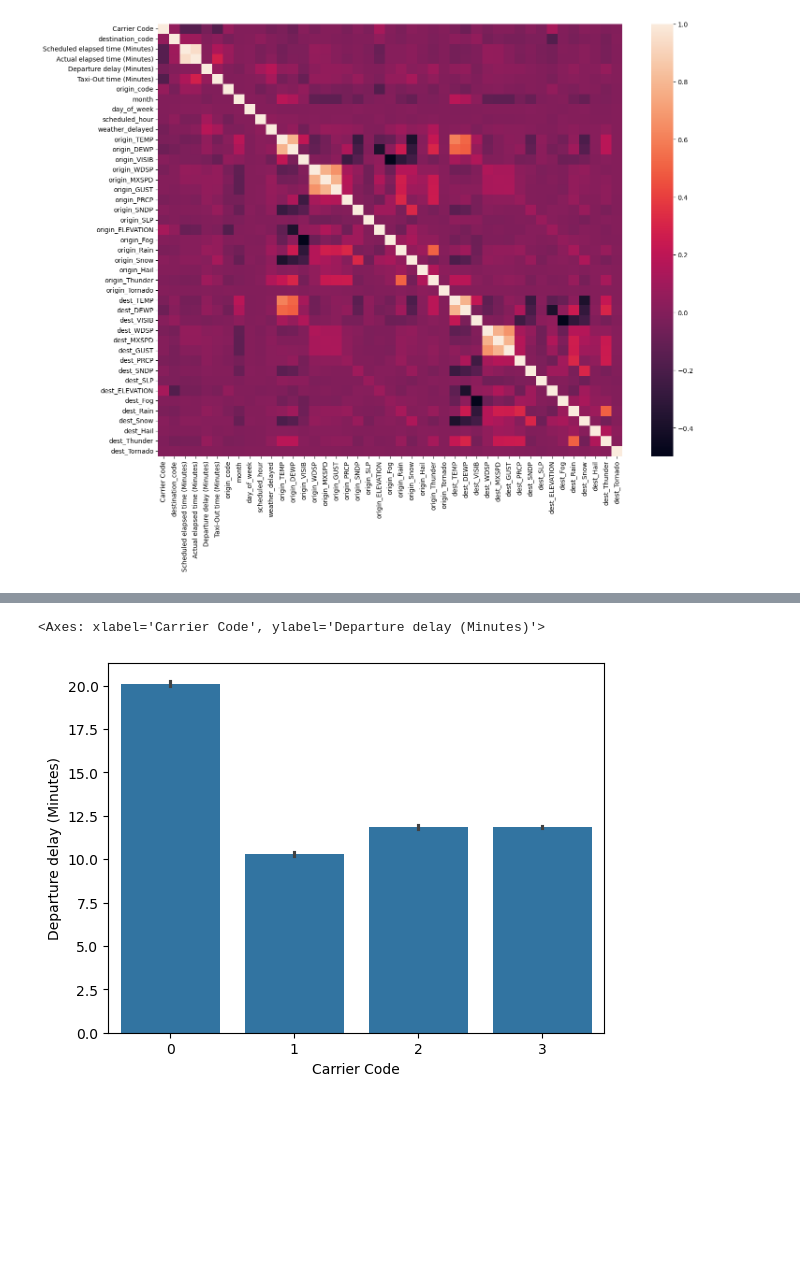
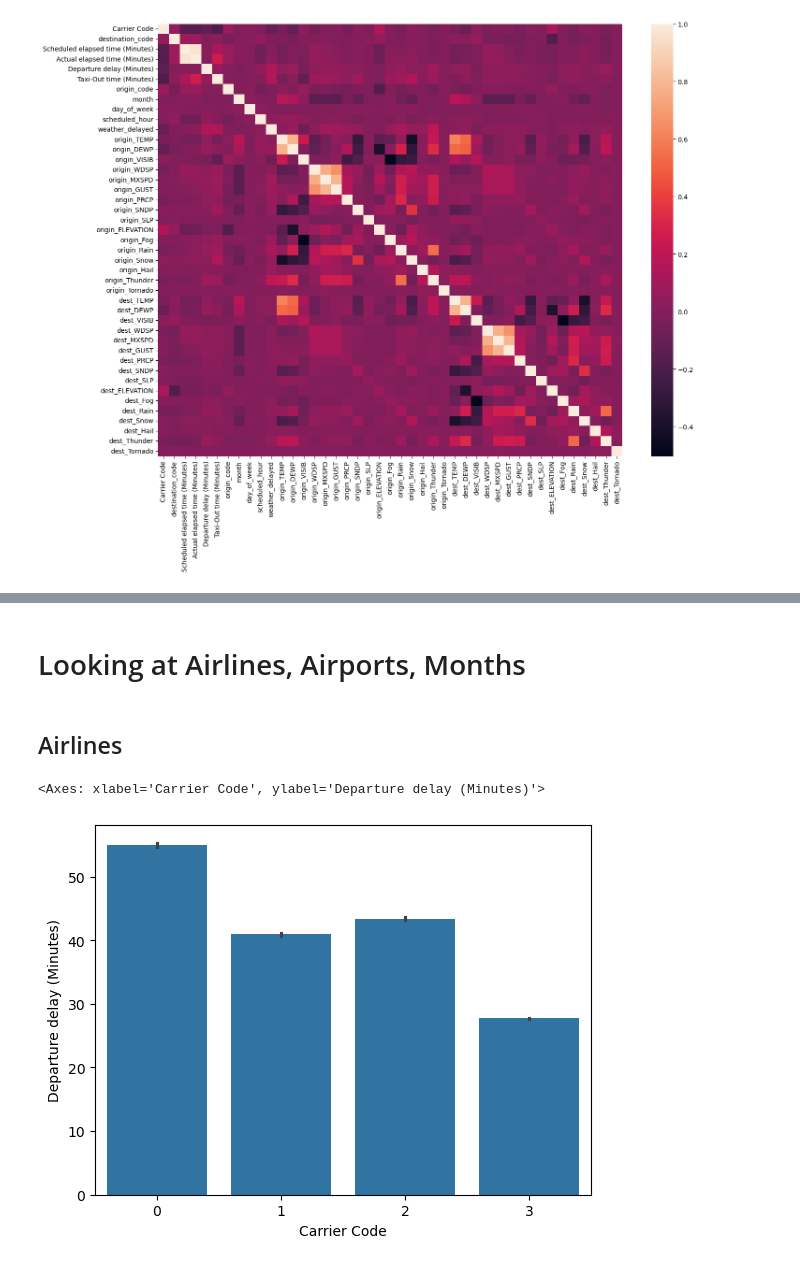
Before and after one commit to shearidl/Flight-Delays-Prediction-Model, a Jupyter notebook: Combined_Data_Analysis_ML.ipynb, the cells around one changed output, grey strips where cells are left out. Cells and saved outputs as stored; diff of their text form; code cells hidden in the pictures; blank space fills up the shorter version.

```diff
--- a/Combined_Data_Analysis_ML.ipynb
+++ b/Combined_Data_Analysis_ML.ipynb
@@ -20,6 +20,8 @@ df
 | 3966860 | 2 | 127 | 120.0 | 128.0 | -2.0 | ... |
 | 3966861 | 2 | 42 | 105.0 | 112.0 | -8.0 | ... |
 3966862 rows × 43 columns
+# %%
+delayed_df=df[df['Departure delay (Minutes)'] > 0]
 # %% [markdown]
 # EDA
 # %%
@@ -112,8 +155,12 @@ Name: Departure delay (Minutes), dtype: float64
+# %% [markdown]
+# Looking at Airlines, Airports, Months
+# %% [markdown]
+## Airlines
 # %%
-sns.barplot(df, x='Carrier Code', y='Departure delay (Minutes)')
+sns.barplot(delayed_df, x='Carrier Code', y='Departure delay (Minutes)')
 
 # Carrier mapping: {0: 'AA', 1: 'DL', 2: 'UA', 3: 'WN'}
-# American Airlines has an average delay in minutes that is longer than the rest of the airlines (almost double)
+# American Airlines has an average delay in minutes that is longer than the rest of the airlines
 # %% [output]
 <Axes: xlabel='Carrier Code', ylabel='Departure delay (Minutes)'>
-[figure, old version]
+[figure, new version]
```
Also changed, not shown: parts of 23 cells of this notebook.
